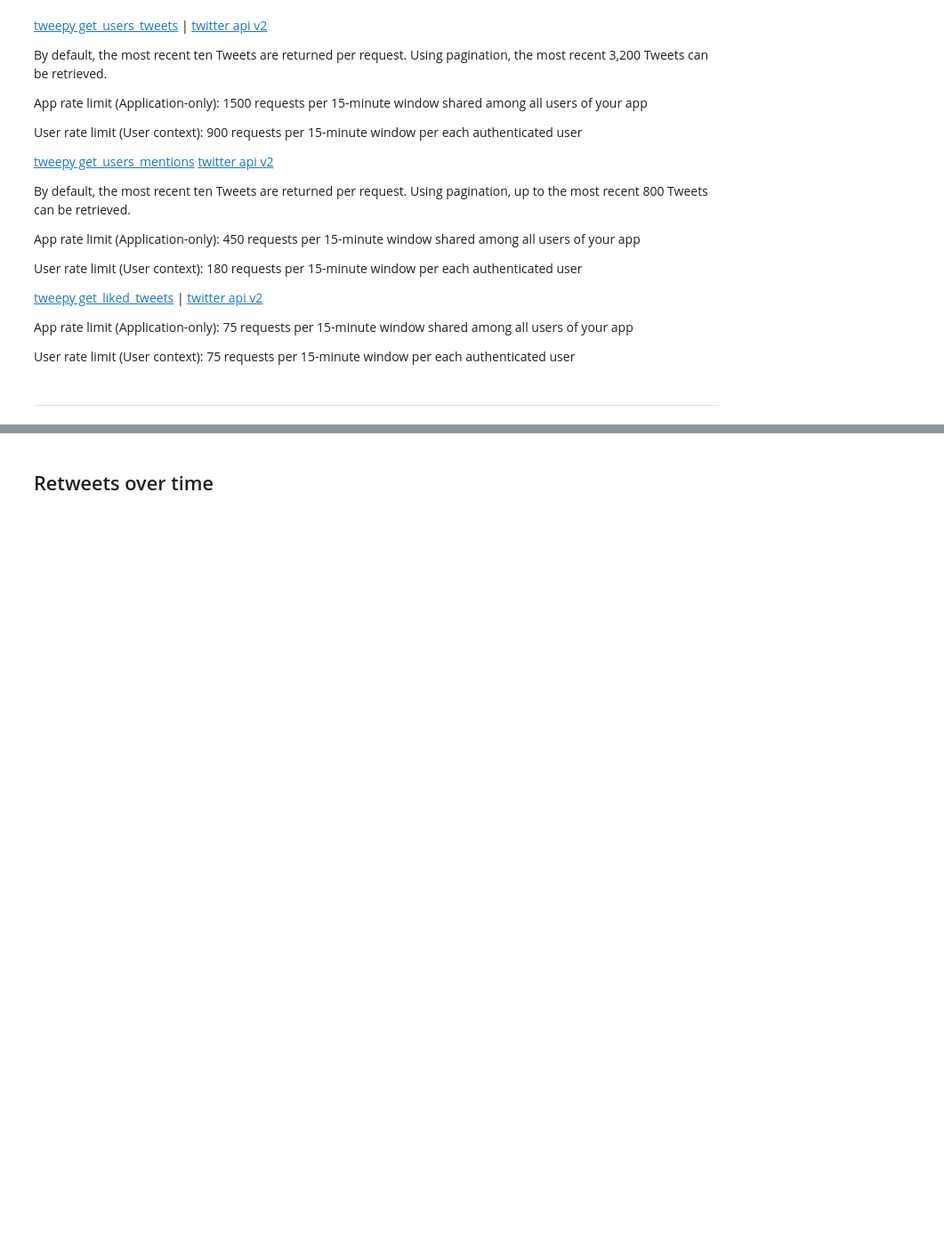
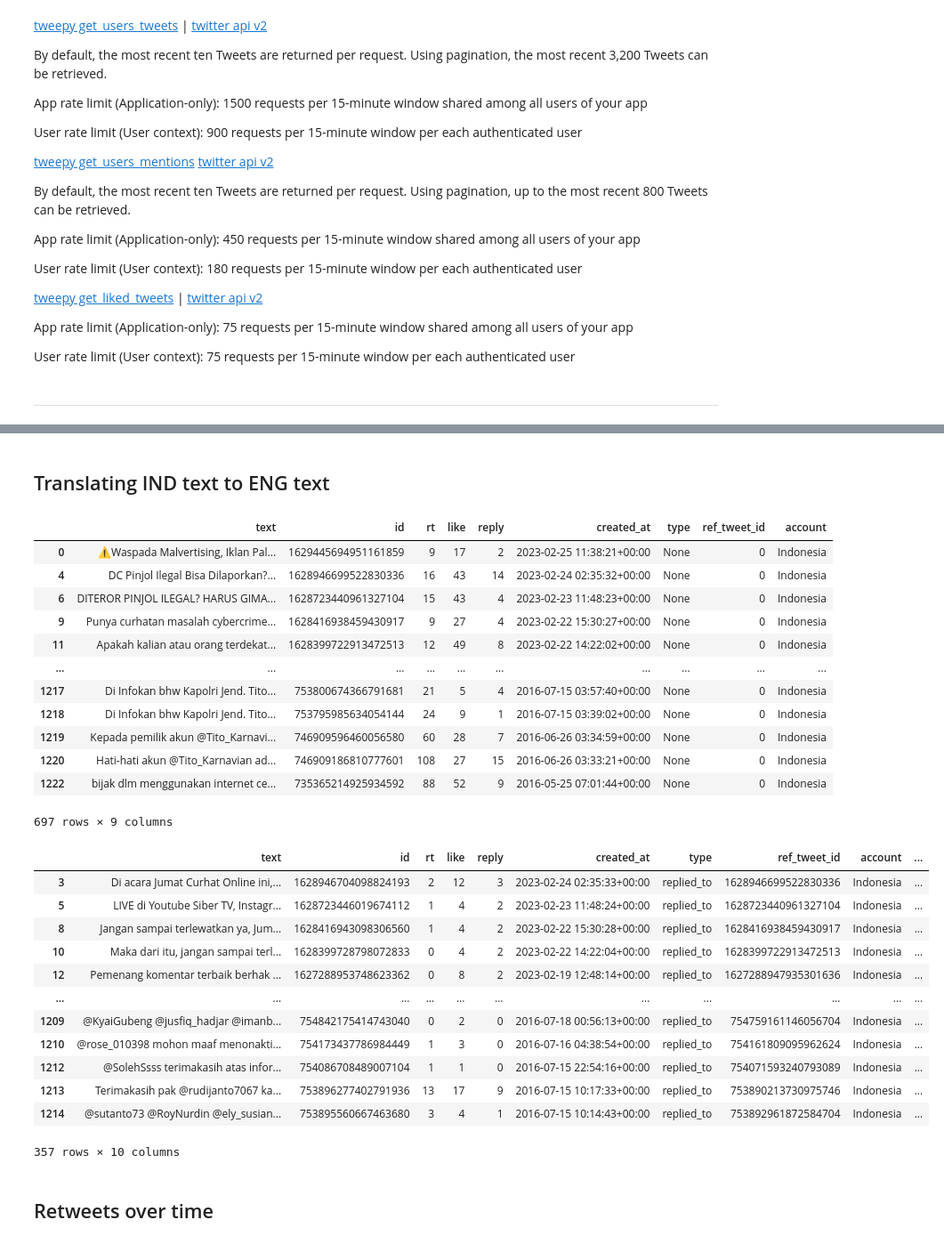
Before and after one commit to ranggakd/DAIly, a Jupyter notebook: projects/cyber police/Tweepy_of_CyberPolice_Comparison.ipynb, the cells around one changed output, grey strips where cells are left out. Shown: that part at 89% size. Cells and saved outputs as stored; diff of their text form; code cells hidden in the pictures; blank space fills up the shorter version.

Commit message:
[chore]: translating

```diff
--- a/projects/cyber police/Tweepy_of_CyberPolice_Comparison.ipynb
+++ b/projects/cyber police/Tweepy_of_CyberPolice_Comparison.ipynb
@@ -266,12 +266,16 @@ def dict_preview(d: dict):
             elif idx == 3: print('...')
     print(f"{len(d)} key-values")
 
+def indonesia_filter(df: pd.DataFrame):
+    '''Get the Indonesia account filtered dataframe.'''
+    return df[df['account'] == 'Indonesia']
+
 def translate_batch(
         model: MarianMTModel,
         tokenizer: MarianTokenizer,
         texts: list[str],
         batch_size: int = 32):
-    """Translate a batch of text by utilizing GPU if available from IND to ENG."""
+    '''Translate a batch of text by utilizing GPU if available from IND to ENG.'''
     translations = []
 
     # Check if GPU is available and set the device accordingly
@@ -609,0 +617,2 @@ else:
+# %% [markdown]
+## Translating IND text to ENG text
@@ -610,3 +621,35 @@ else:
+# %%
+ind_tweet = indonesia_filter(tweet_df)
+ind_reply = indonesia_filter(reply_df)
+display(ind_tweet)
+display(ind_reply)
+# %% [output]
+|  | text | id | rt | like | reply | created_at | type | ref_tweet_id | account |
+| 0 | ⚠️Waspada Malvertising, Iklan Pal... | 1629445694951161859 | 9 | 17 | 2 | 2023-02-25 11:38:21+00:00 | None | 0 | Indonesia |
+| 4 | DC Pinjol Ilegal Bisa Dilaporkan?... | 1628946699522830336 | 16 | 43 | 14 | 2023-02-24 02:35:32+00:00 | None | 0 | Indonesia |
+| 6 | DITEROR PINJOL ILEGAL? HARUS GIMA... | 1628723440961327104 | 15 | 43 | 4 | 2023-02-23 11:48:23+00:00 | None | 0 | Indonesia |
+| 9 | Punya curhatan masalah cybercrime... | 1628416938459430917 | 9 | 27 | 4 | 2023-02-22 15:30:27+00:00 | None | 0 | Indonesia |
+| 11 | Apakah kalian atau orang terdekat... | 1628399722913472513 | 12 | 49 | 8 | 2023-02-22 14:22:02+00:00 | None | 0 | Indonesia |
+| ... | ... | ... | ... | ... | ... | ... | ... | ... | ... |
+| 1217 | Di Infokan bhw Kapolri Jend. Tito... | 753800674366791681 | 21 | 5 | 4 | 2016-07-15 03:57:40+00:00 | None | 0 | Indonesia |
+| 1218 | Di Infokan bhw Kapolri Jend. Tito... | 753795985634054144 | 24 | 9 | 1 | 2016-07-15 03:39:02+00:00 | None | 0 | Indonesia |
+| 1219 | Kepada pemilik akun @Tito_Karnavi... | 746909596460056580 | 60 | 28 | 7 | 2016-06-26 03:34:59+00:00 | None | 0 | Indonesia |
+| 1220 | Hati-hati akun @Tito_Karnavian ad... | 746909186810777601 | 108 | 27 | 15 | 2016-06-26 03:33:21+00:00 | None | 0 | Indonesia |
+| 1222 | bijak dlm menggunakan internet ce... | 735365214925934592 | 88 | 52 | 9 | 2016-05-25 07:01:44+00:00 | None | 0 | Indonesia |
+697 rows × 9 columns
+|  | text | id | rt | like | reply | created_at | type | ref_tweet_id | account | ... |
+| 3 | Di acara Jumat Curhat Online ini,... | 1628946704098824193 | 2 | 12 | 3 | 2023-02-24 02:35:33+00:00 | replied_to | 1628946699522830336 | Indonesia | ... |
+| 5 | LIVE di Youtube Siber TV, Instagr... | 1628723446019674112 | 1 | 4 | 2 | 2023-02-23 11:48:24+00:00 | replied_to | 1628723440961327104 | Indonesia | ... |
+| 8 | Jangan sampai terlewatkan ya, Jum... | 1628416943098306560 | 1 | 4 | 2 | 2023-02-22 15:30:28+00:00 | replied_to | 1628416938459430917 | Indonesia | ... |
+| 10 | Maka dari itu, jangan sampai terl... | 1628399728798072833 | 0 | 4 | 2 | 2023-02-22 14:22:04+00:00 | replied_to | 1628399722913472513 | Indonesia | ... |
+| 12 | Pemenang komentar terbaik berhak ... | 1627288953748623362 | 0 | 8 | 2 | 2023-02-19 12:48:14+00:00 | replied_to | 1627288947935301636 | Indonesia | ... |
+| ... | ... | ... | ... | ... | ... | ... | ... | ... | ... | ... |
+| 1209 | @KyaiGubeng @jusfiq_hadjar @imanb... | 754842175414743040 | 0 | 2 | 0 | 2016-07-18 00:56:13+00:00 | replied_to | 754759161146056704 | Indonesia | ... |
+| 1210 | @rose_010398 mohon maaf menonakti... | 754173437786984449 | 1 | 3 | 0 | 2016-07-16 04:38:54+00:00 | replied_to | 754161809095962624 | Indonesia | ... |
+| 1212 | @SolehSsss terimakasih atas infor... | 754086708489007104 | 1 | 1 | 0 | 2016-07-15 22:54:16+00:00 | replied_to | 754071593240793089 | Indonesia | ... |
+| 1213 | Terimakasih pak @rudijanto7067 ka... | 753896277402791936 | 13 | 17 | 9 | 2016-07-15 10:17:33+00:00 | replied_to | 753890213730975746 | Indonesia | ... |
+| 1214 | @sutanto73 @RoyNurdin @ely_susian... | 753895560667463680 | 3 | 4 | 1 | 2016-07-15 10:14:43+00:00 | replied_to | 753892961872584704 | Indonesia | ... |
+357 rows × 10 columns
 # %% [markdown]
 ## Retweets over time
 # %% [markdown]
```
Also changed, not shown: parts of 3 cells of this notebook.
